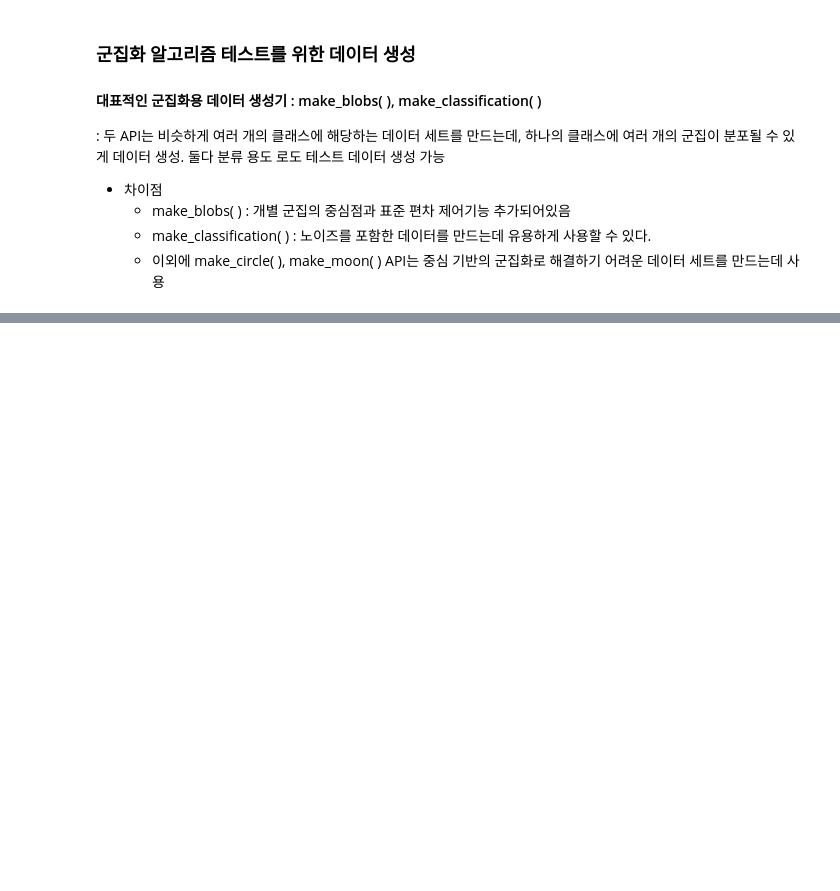
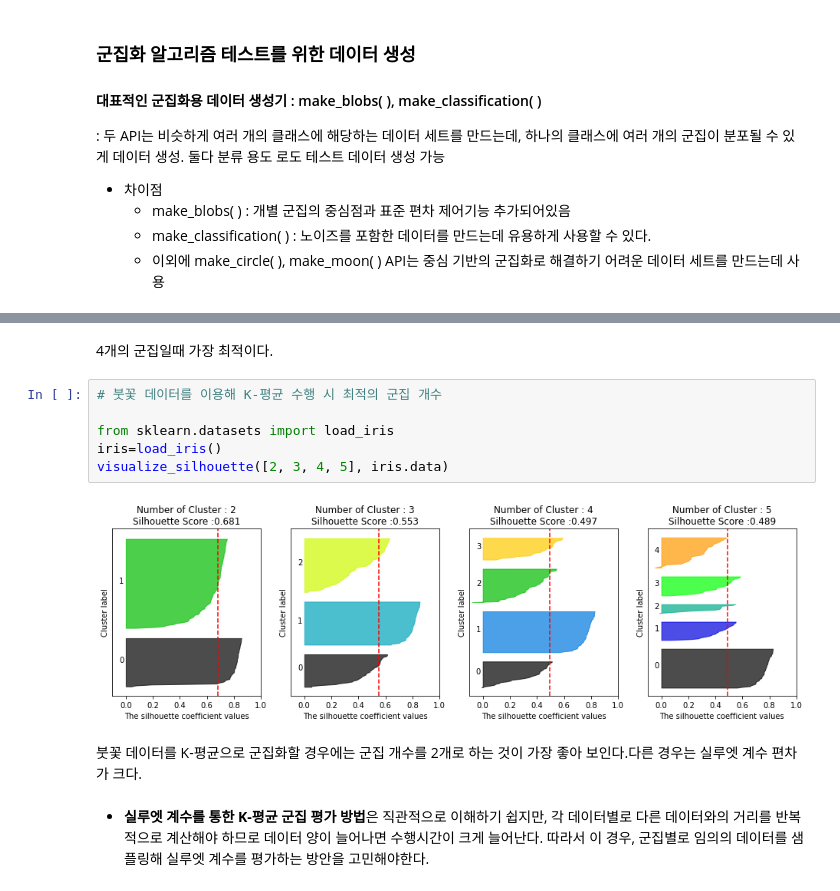
Before and after one commit to wizdom-js/data_analysis, a Jupyter notebook: 파이썬 머신러닝 완벽가이드/Chapter_07_군집화.ipynb, the cells around one changed output, grey strips where cells are left out. Cells and saved outputs as stored; diff of their text form; blank space fills up the shorter version.

```diff
--- a/파이썬 머신러닝 완벽가이드/Chapter_07_군집화.ipynb
+++ b/파이썬 머신러닝 완벽가이드/Chapter_07_군집화.ipynb
@@ -162,0 +387,14 @@ print(unique,counts)
+# %% [markdown]
+4개의 군집일때 가장 최적이다.
+# %%
+# 붓꽃 데이터를 이용해 K-평균 수행 시 최적의 군집 개수
+
+from sklearn.datasets import load_iris
+iris=load_iris()
+visualize_silhouette([2, 3, 4, 5], iris.data)
+# %% [output]
+[figure, added]
+# %% [markdown]
+붓꽃 데이터를 K-평균으로 군집화할 경우에는 군집 개수를 2개로 하는 것이 가장 좋아 보인다.다른 경우는 실루엣 계수 편차가 크다.
+# %% [markdown]
+- **실루엣 계수를 통한 K-평균 군집 평가 방법**은 직관적으로 이해하기 쉽지만, 각 데이터별로 다른 데이터와의 거리를 반복적으로 계산해야 하므로 데이터 양이 늘어나면 수행시간이 크게 늘어난다. 따라서 이 경우, 군집별로 임의의 데이터를 샘플링해 실루엣 계수를 평가하는 방안을 고민해야한다.
```
Also changed, not shown: parts of 21 cells of this notebook.
